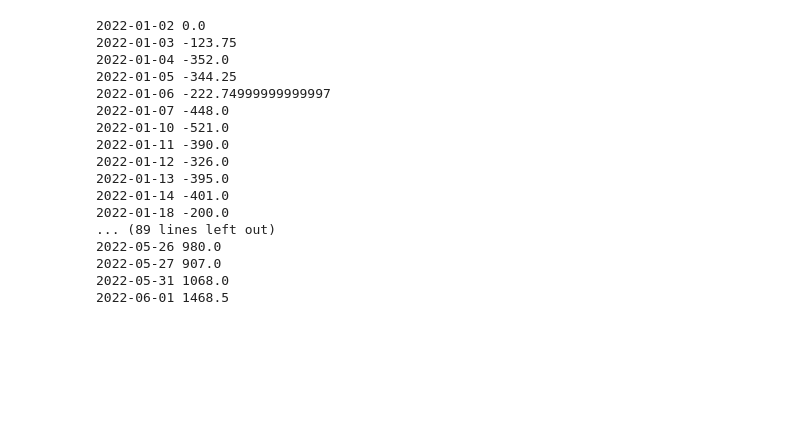
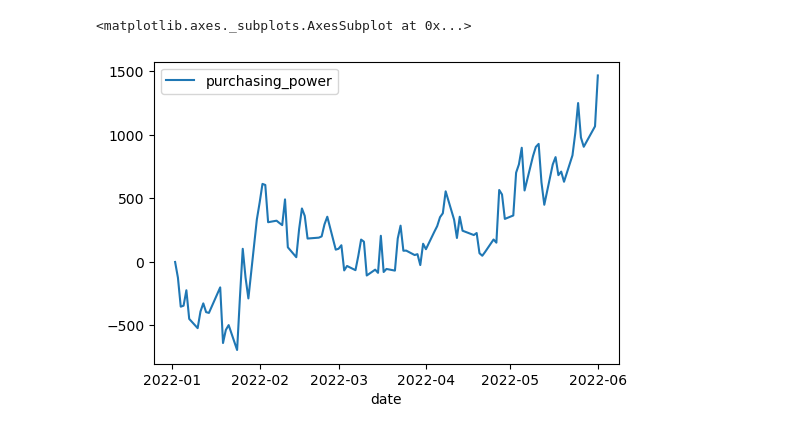
Before and after one commit to jamesfulford/biggest-losers, a Jupyter notebook: src/risk/PurchasingPowerOverTime.ipynb, the cells around one changed output. Drawn from its saved outputs; the diff is of its cells as text; code cells hidden in the pictures; blank space fills up the shorter version.

```diff
--- a/src/risk/PurchasingPowerOverTime.ipynb
+++ b/src/risk/PurchasingPowerOverTime.ipynb
@@ -1,37 +1,24 @@
 # %%
 results_name = 'ApplesOptions'
+# %%
+import sys; sys.path.append('../..')
+
+from src.results import read_results
+import datetime
+import matplotlib as mpl
+import pandas as pd
+
+mpl.rcParams['figure.dpi'] = 100
+
+orders = list(read_results.get_orders(results_name))
 # %%
-import sys; sys.path.append('../..')
-
-from src.results import read_results
-import datetime
-
-orders = list(read_results.get_orders(results_name))
-
-
 from src.risk import simulate_account
 
 simulation_parameters = simulate_account.build_td_simulation()
 pp_by_day = list(simulate_account.yield_last_by_date(simulate_account.yield_running_purchasing_power_with_settling(iter(orders), simulation_parameters)))
 pp_by_day = [(pp_by_day[0][0] - datetime.timedelta(days=1), 0.)] + pp_by_day
 
-for day, pp in pp_by_day:
-    print(day, pp)
+pd.DataFrame(pp_by_day, columns=['date', 'purchasing_power']).set_index('date').plot()
 # %% [output]
-2022-01-02 0.0
-2022-01-03 -123.75
-2022-01-04 -352.0
-2022-01-05 -344.25
-2022-01-06 -222.74999999999997
-2022-01-07 -448.0
-2022-01-10 -521.0
-2022-01-11 -390.0
-2022-01-12 -326.0
-2022-01-13 -395.0
-2022-01-14 -401.0
-2022-01-18 -200.0
-... (89 lines left out)
-2022-05-26 980.0
-2022-05-27 907.0
-2022-05-31 1068.0
-2022-06-01 1468.5
+<matplotlib.axes._subplots.AxesSubplot at 0x...>
+[figure, added]
```
Also changed, not shown: parts of 2 cells of this notebook, 1 other file.
